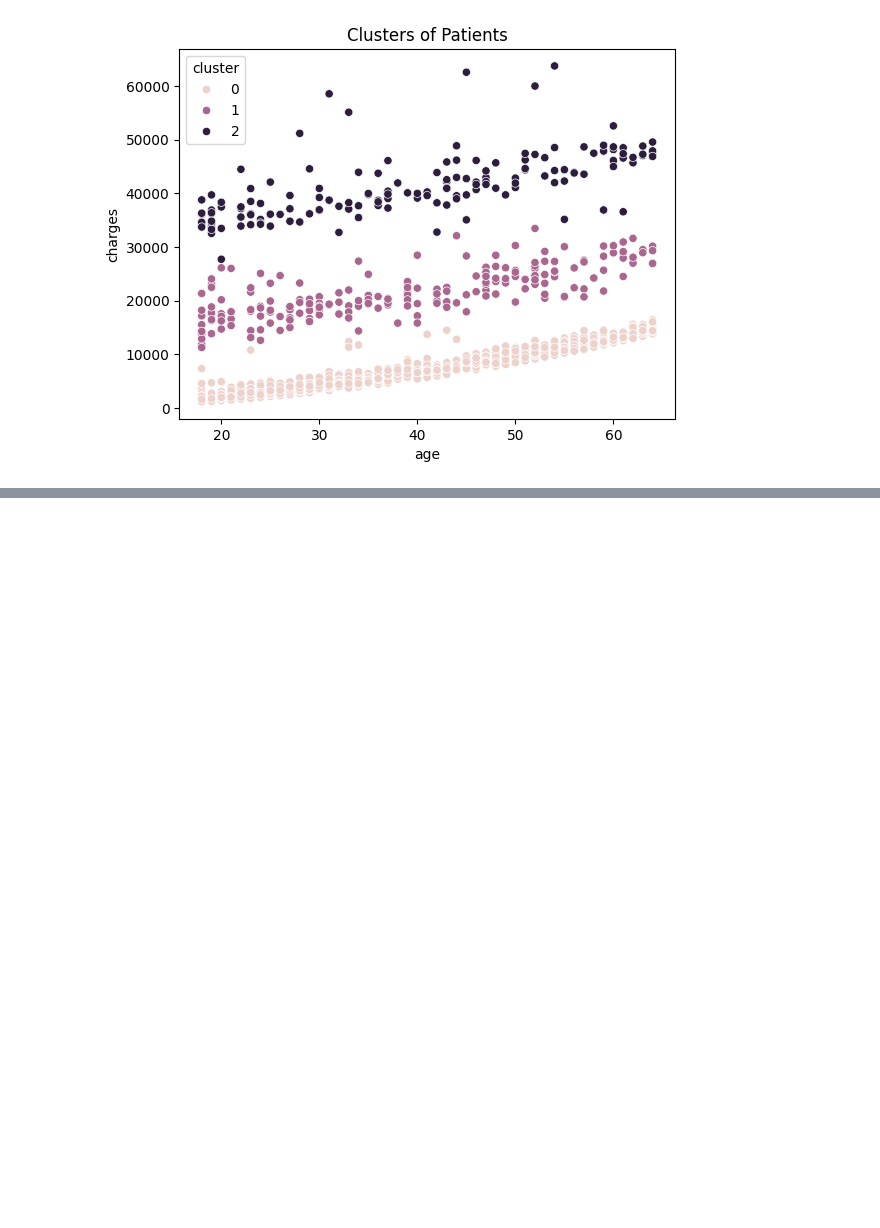
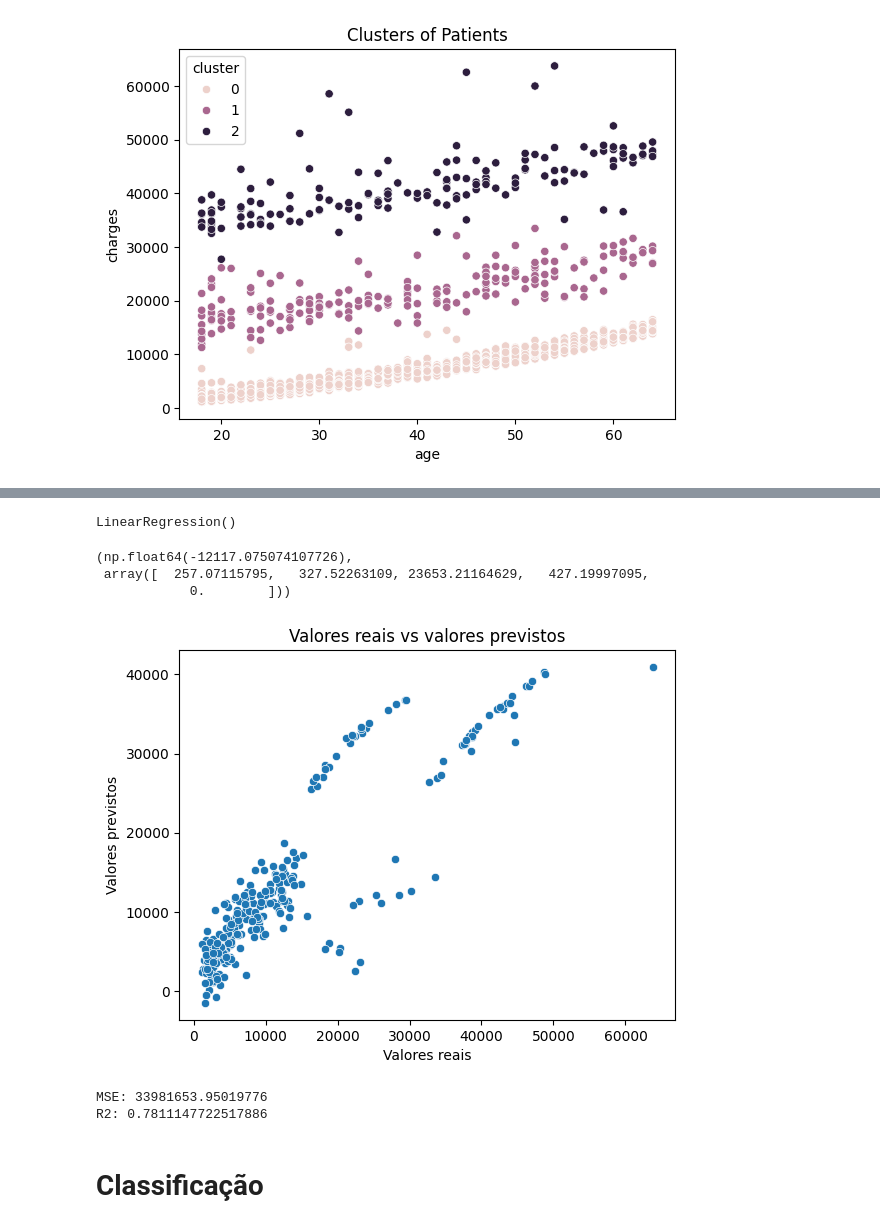
Before and after one commit to allanspadini/fiap-alura-tecban, a Jupyter notebook: notebook.ipynb, the cells around one changed output, grey strips where cells are left out. Drawn from its saved outputs; the diff is of its cells as text; code cells hidden in the pictures; blank space fills up the shorter version.

```diff
--- a/notebook.ipynb
+++ b/notebook.ipynb
@@ -63,0 +72,31 @@ df.to_csv('arquivo_pbi.csv', index=False)
+# %%
+X = df[['age', 'bmi', 'smoker','children', 'sex_male']]
+# %%
+y = df['charges']
+# %%
+X_train, X_test, y_train, y_test = train_test_split(X, y, test_size=0.2, random_state=42)
+modelo = LinearRegression()
+modelo.fit(X_train, y_train)
+# %% [output]
+LinearRegression()
+# %%
+modelo.intercept_, modelo.coef_
+# %% [output]
+(np.float64(-12117.075074107726),
+ array([  257.07115795,   327.52263109, 23653.21164629,   427.19997095,
+            0.        ]))
+# %%
+y_pred = modelo.predict(X_test)
+sns.scatterplot(x=y_test, y=y_pred)
+plt.xlabel('Valores reais')
+plt.ylabel('Valores previstos')
+plt.title('Valores reais vs valores previstos')
+plt.show()
+print('MSE:', mean_squared_error(y_test, y_pred))
+print('R2:', r2_score(y_test, y_pred))
+# %% [output]
+[figure, added]
+MSE: 33981653.95019776
+R2: 0.7811147722517886
+# %% [markdown]
+# Classificação
```
Also changed, not shown: parts of 8 cells of this notebook, 1 other file.
